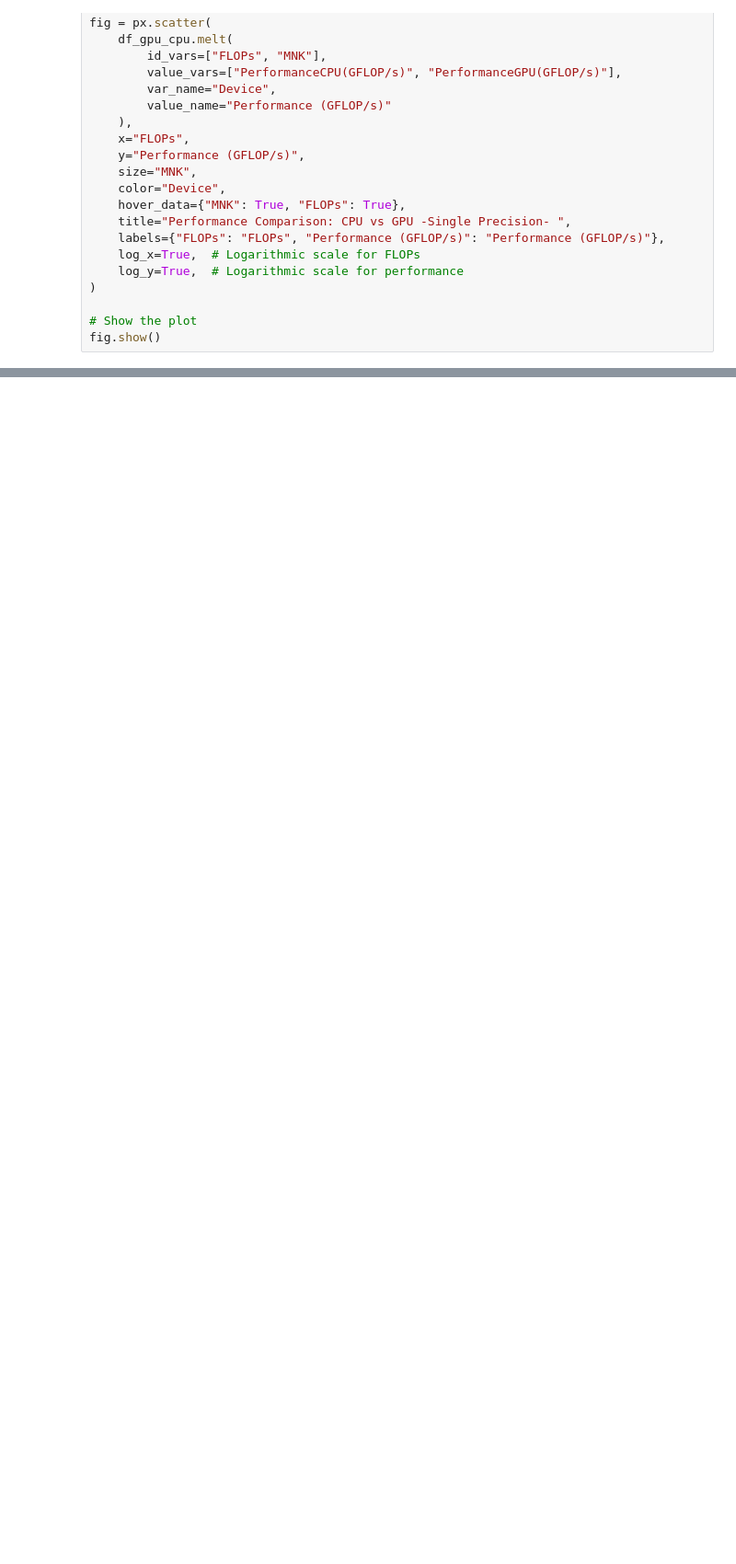
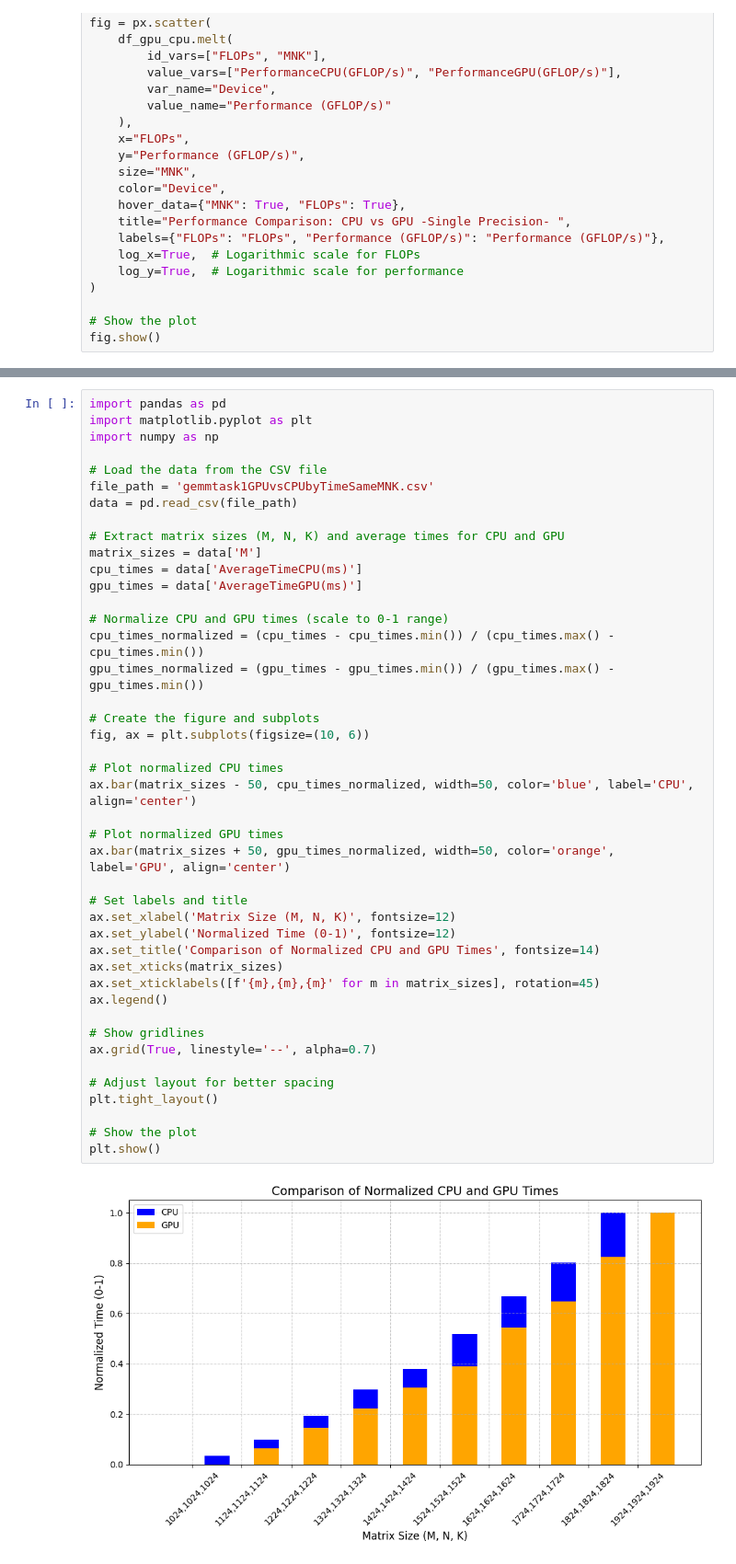
Before and after one commit to elbasri/HPC-Tasks, a Jupyter notebook: plotCPU.ipynb, the cells around one changed output, grey strips where cells are left out. Shown at 92% size. Saved outputs shown, nothing was run; the diff lists cells and outputs as text; blank space fills up the shorter version.

```diff
--- a/plotCPU.ipynb
+++ b/plotCPU.ipynb
@@ -169,0 +405,45 @@ fig.show()
+# %%
+import pandas as pd
+import matplotlib.pyplot as plt
+import numpy as np
+
+# Load the data from the CSV file
+file_path = 'gemmtask1GPUvsCPUbyTimeSameMNK.csv'
+data = pd.read_csv(file_path)
+
+# Extract matrix sizes (M, N, K) and average times for CPU and GPU
+matrix_sizes = data['M']
+cpu_times = data['AverageTimeCPU(ms)']
+gpu_times = data['AverageTimeGPU(ms)']
+
+# Normalize CPU and GPU times (scale to 0-1 range)
+cpu_times_normalized = (cpu_times - cpu_times.min()) / (cpu_times.max() - cpu_times.min())
+gpu_times_normalized = (gpu_times - gpu_times.min()) / (gpu_times.max() - gpu_times.min())
+
+# Create the figure and subplots
+fig, ax = plt.subplots(figsize=(10, 6))
+
+# Plot normalized CPU times
+ax.bar(matrix_sizes - 50, cpu_times_normalized, width=50, color='blue', label='CPU', align='center')
+
+# Plot normalized GPU times
+ax.bar(matrix_sizes + 50, gpu_times_normalized, width=50, color='orange', label='GPU', align='center')
+
+# Set labels and title
+ax.set_xlabel('Matrix Size (M, N, K)', fontsize=12)
+ax.set_ylabel('Normalized Time (0-1)', fontsize=12)
+ax.set_title('Comparison of Normalized CPU and GPU Times', fontsize=14)
+ax.set_xticks(matrix_sizes)
+ax.set_xticklabels([f'{m},{m},{m}' for m in matrix_sizes], rotation=45)
+ax.legend()
+
+# Show gridlines
+ax.grid(True, linestyle='--', alpha=0.7)
+
+# Adjust layout for better spacing
+plt.tight_layout()
+
+# Show the plot
+plt.show()
+# %% [output]
+[figure, added]
```
Also changed, not shown: parts of 5 cells of this notebook.
